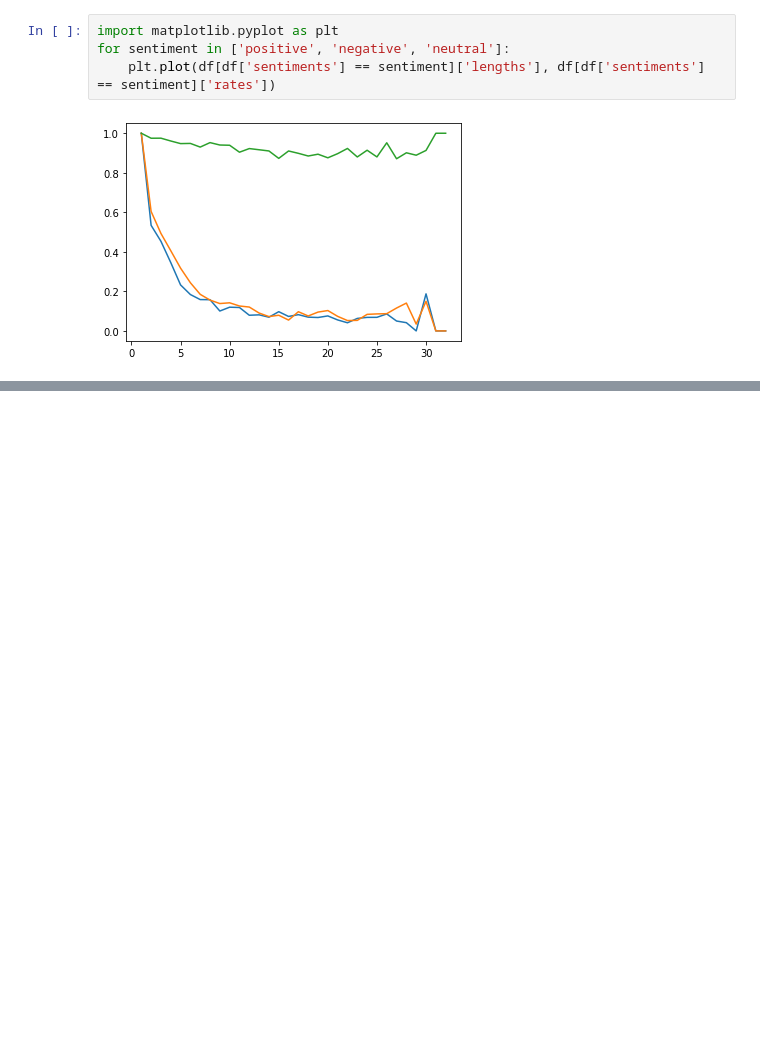
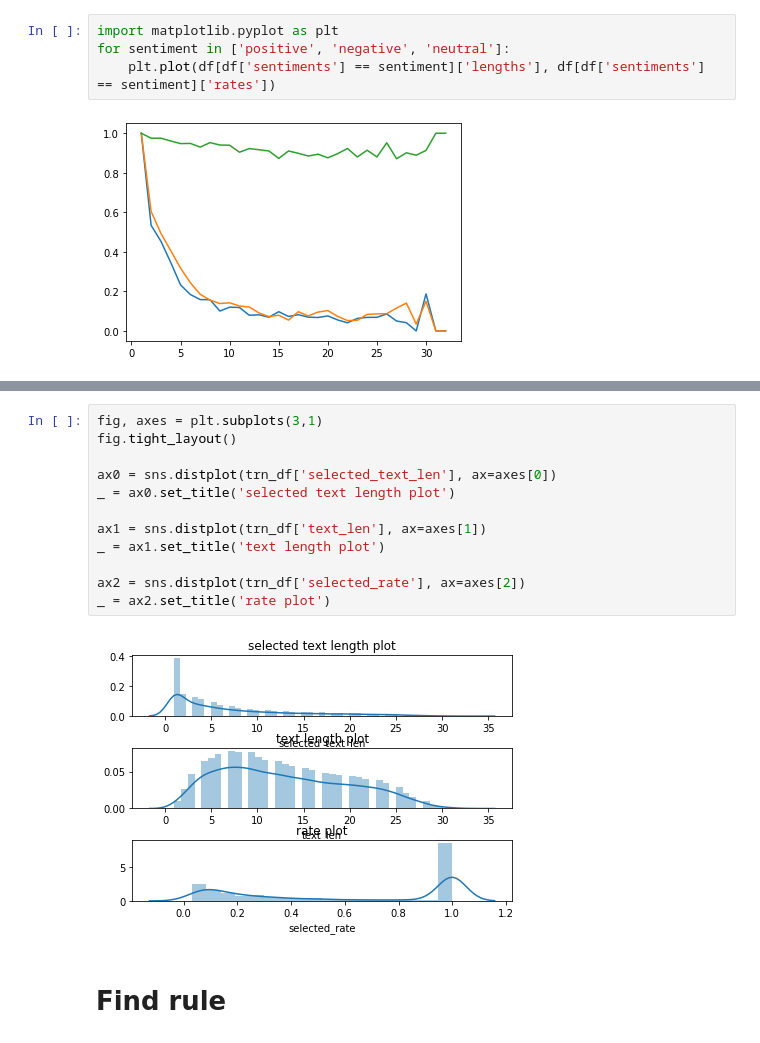
Before and after one commit to yolearn/tweet-sentiment, a Jupyter notebook: notebooks/EDA.ipynb, the cells around one changed output, grey strips where cells are left out. Drawn from its saved outputs; the diff is of its cells as text; blank space fills up the shorter version.

```diff
--- a/notebooks/EDA.ipynb
+++ b/notebooks/EDA.ipynb
@@ -104,0 +162,16 @@ print(trn_df.iloc[27278]['selected_text'])
+# %%
+fig, axes = plt.subplots(3,1)
+fig.tight_layout()
+
+ax0 = sns.distplot(trn_df['selected_text_len'], ax=axes[0])
+_ = ax0.set_title('selected text length plot')
+
+ax1 = sns.distplot(trn_df['text_len'], ax=axes[1])
+_ = ax1.set_title('text length plot')
+
+ax2 = sns.distplot(trn_df['selected_rate'], ax=axes[2])
+_ = ax2.set_title('rate plot')
+# %% [output]
+[figure, added]
+# %% [markdown]
+# Find rule
```
Also changed, not shown: parts of 20 cells of this notebook, 5 other files.
